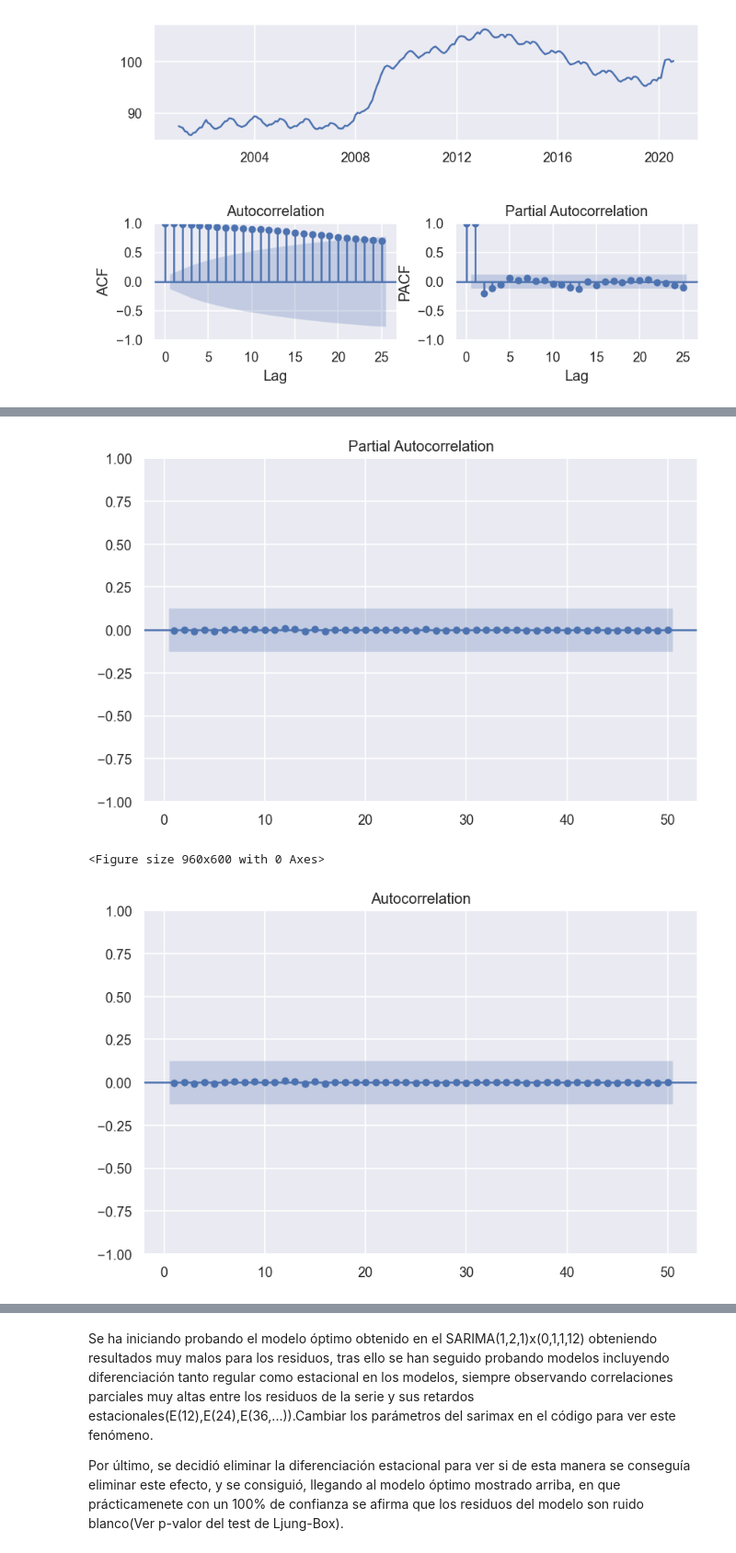
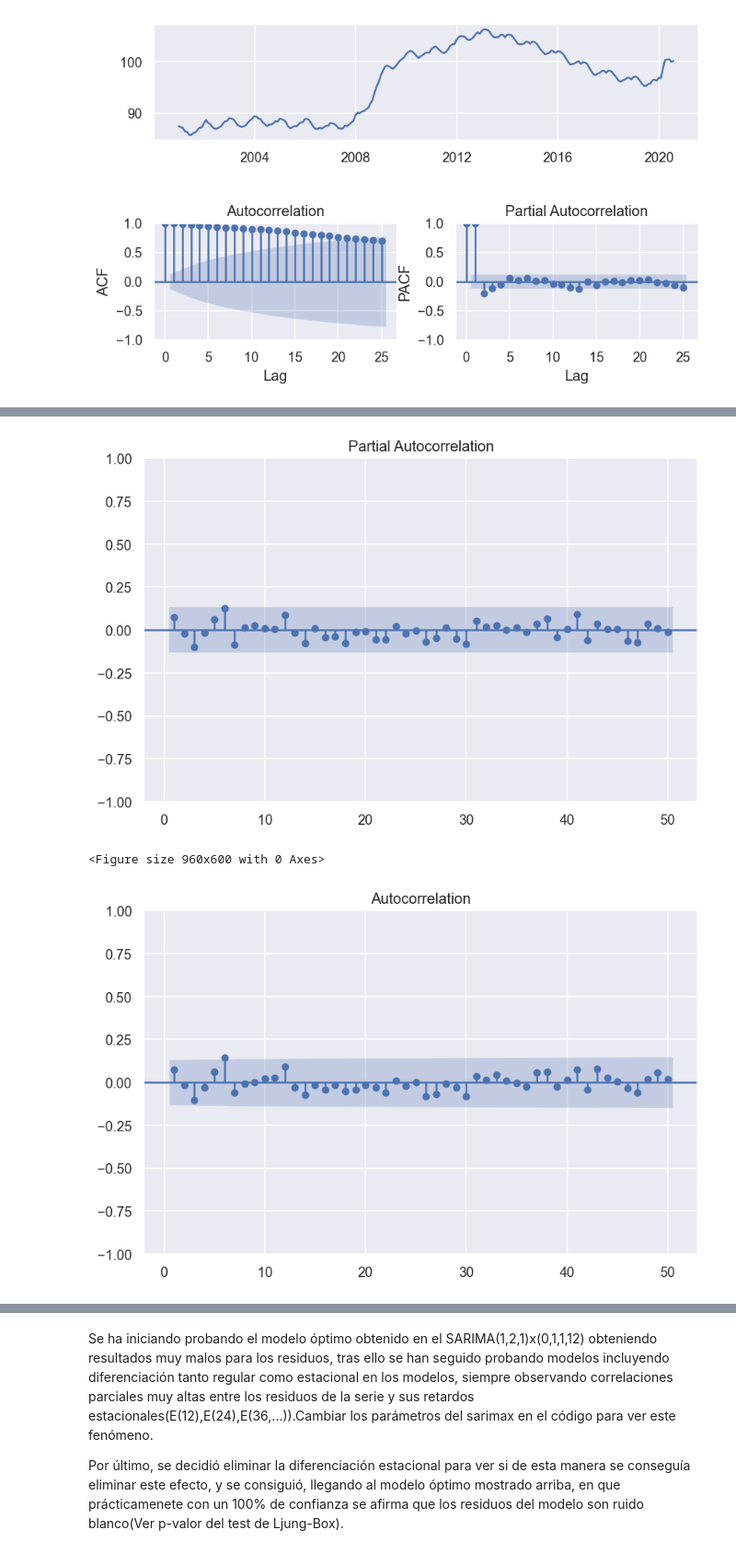
Before and after one commit to juanls1/Assignment2_ML, a Jupyter notebook: ML_Assignment2.ipynb, the cells around one changed output, grey strips where cells are left out. Shown at 92% size. Cells and saved outputs as stored; diff of their text form; code cells hidden in the pictures.

```diff
--- a/ML_Assignment2.ipynb
+++ b/ML_Assignment2.ipynb
@@ -672,8 +669,8 @@ FT.ts_display(z)
 
 # We could also fit a more complicated model with ARMA with seasonal components.
 mod_sarimax = sm.tsa.SARIMAX(endog = z,
-                            order=(0,1,1),
-                            seasonal_order=(1,0,1,12),
+                            order=(1,2,1),
+                            seasonal_order=(0,1,1,12),
                             exog = X_train2[INPUTS_SARMAX],trend='n')
 res_sarimax = mod_sarimax.fit()
 
@@ -709,8 +706,8 @@ Ljung-Box test of residuals:
 # %%
 plt.figure()
-plot_acf(res_sarimax.resid, lags=50,zero=False)
-plot_pacf(res_sarimax.resid, lags=50,zero=False)
+plot_acf(res_sarimax.resid.values[20:], lags=50,zero=False)
+plot_pacf(res_sarimax.resid.values[20:], lags=50,zero=False)
 # %% [output]
-[figure, old version]
+[figure, new version]
 <Figure size 960x600 with 0 Axes>
-[figure, old version]
+[figure, new version]
```
Also changed, not shown: parts of 9 cells of this notebook.
